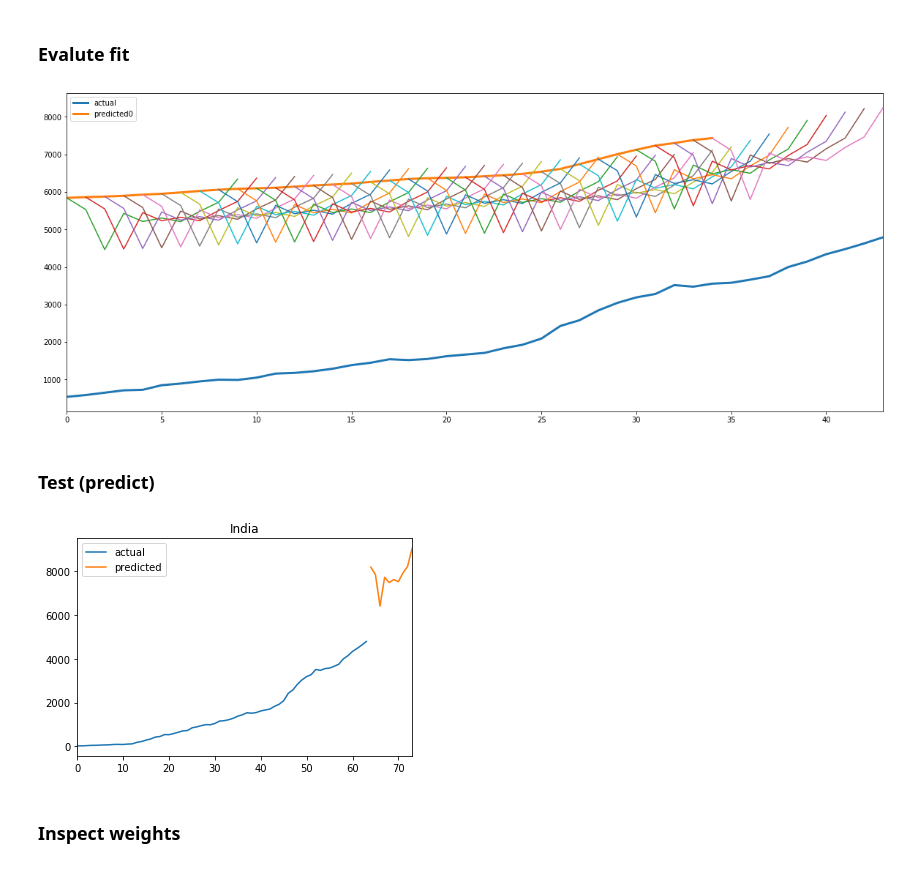
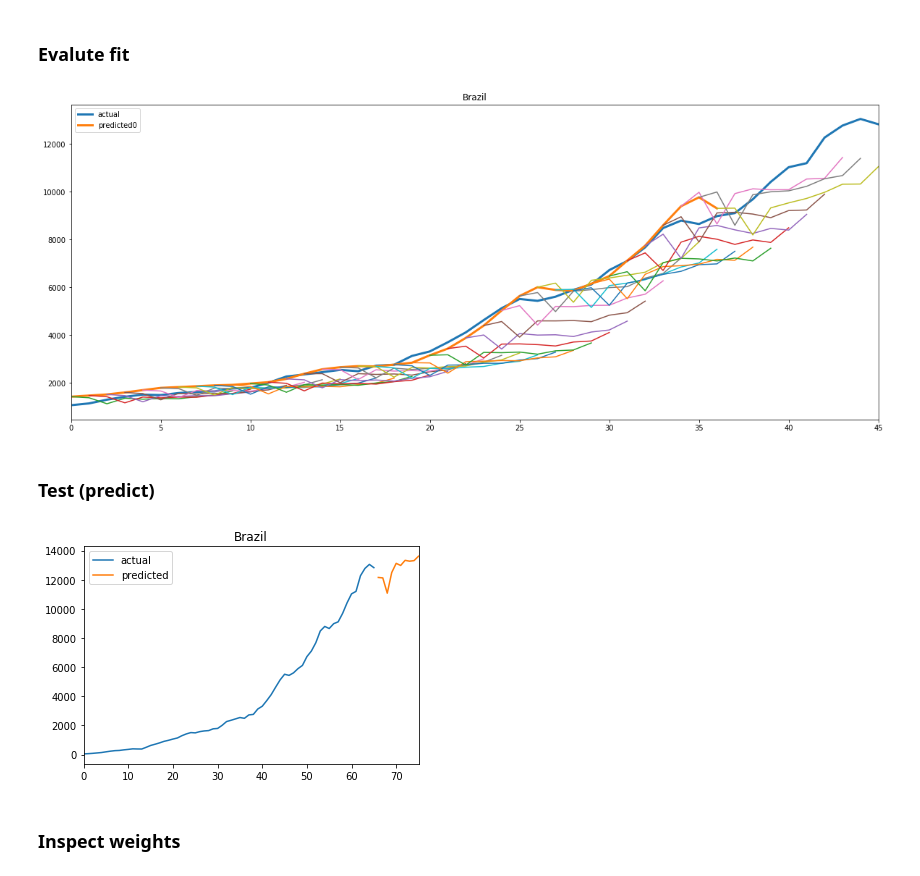
Before and after one commit to VICS-CORE/stats, a Jupyter notebook: 11_YudistirNet.ipynb, the cells around one changed output. Cells and saved outputs as stored; diff of their text form; code cells hidden in the pictures.

```diff
--- a/11_YudistirNet.ipynb
+++ b/11_YudistirNet.ipynb
@@ -21,3 +25,8 @@ import torch
 tnn = torch.nn
 top = torch.optim
 from torch.utils import data as tdt
+# %%
+CUDA="cuda:0"
+CPU="cpu"
+device = torch.device(CUDA if torch.cuda.is_available() else CPU)
+print(device)
@@ -133,6 +144,8 @@ LEARNING_RATE = 0.01
 NUM_EPOCHS = 50
 
 model = YudistirNet(ip_seq_len=IP_SEQ_LEN, op_seq_len=OP_SEQ_LEN, hidden_size=HIDDEN_SIZE, num_layers=NUM_LAYERS)
+model = model.to(device)
+
 loss_fn = tnn.MSELoss()
 optimizer = top.Adam(model.parameters(), lr=LEARNING_RATE)
 
@@ -146,6 +159,8 @@ for e in range(NUM_EPOCHS):
     trn_losses = []
     for data in trn_loader:
         ip, op = data
+        ip = ip.to(device)
+        op = op.to(device)
         optimizer.zero_grad() # set grads to 0
         preds = model(ip.view(IP_SEQ_LEN, 1, 1)) # predict
         loss = loss_fn(preds, op.view(OP_SEQ_LEN)) # calc loss
@@ -160,6 +175,8 @@ for e in range(NUM_EPOCHS):
         val_losses = []
         for data in val_loader:
             ip, op = data
+            ip = ip.to(device)
+            op = op.to(device)
             preds = model(ip.view(IP_SEQ_LEN, 1, 1))
             loss = loss_fn(preds, op.view(OP_SEQ_LEN))
             val_losses.append(loss)
@@ -204,7 +221,7 @@ END: [ 2020-05-27 21:51:33.956334 ]
 # %% [markdown]
 ### Evalute fit
 # %%
-c = "India"
+c = "Brazil"
 pop_fct = df.loc[df.location==c, 'population'].iloc[0] / 1000
 
 all_preds = []
@@ -218,39 +235,40 @@ for i in range(len(test_data) - IP_SEQ_LEN - OP_SEQ_LEN + 1):
     op = torch.tensor(test_data[i+IP_SEQ_LEN : i+IP_SEQ_LEN+OP_SEQ_LEN])
 
     pred = model.predict(ip.view(IP_SEQ_LEN, 1, 1))
 #     if i==0: # prepend first input
 #         pred_vals.extend(ip.view(IP_SEQ_LEN).numpy() * pop_fct)
 #         out_vals.extend(ip.view(IP_SEQ_LEN).numpy() * pop_fct)
     all_preds.append(pred.view(OP_SEQ_LEN).numpy() * pop_fct)
     pred_vals.append(pred.view(OP_SEQ_LEN).numpy()[0] * pop_fct)
     out_vals.append(op.view(OP_SEQ_LEN).numpy()[0] * pop_fct)
 
 # last N-1 values
 out_vals.extend(op.view(OP_SEQ_LEN).numpy()[1:] * pop_fct)
 pred_vals.extend(([np.NaN] * OP_SEQ_LEN)[1:]) # pad with NaN
 
 cmp_df = pd.DataFrame({
     'actual': out_vals,
     'predicted0': pred_vals
 })
 ax = cmp_df.plot(
     figsize=(20,8),
-    lw=3
+    lw=3,
+    title=c
 )
 
 # plot predictions
 i=0
 for pred in all_preds:
     cmp_df['predicted_cases'] = np.NaN
     cmp_df.loc[i:i+OP_SEQ_LEN-1, 'predicted_cases'] = pred
     cmp_df.plot(y='predicted_cases', ax=ax, legend=False)
     i+=1
 # %% [output]
-[figure, old version]
+[figure, new version]
 # %% [markdown]
 ### Test (predict)
 # %%
-c = "India"
+c = "Brazil"
 pop_fct = df.loc[df.location==c, 'population'].iloc[0] / 1000
 test_data = np.array(df.loc[(df.location==c) & (df.total_cases>=100), 'new_cases'].rolling(7, center=True, min_periods=1).mean() / pop_fct, dtype=np.float32)
 
@@ -268,7 +286,7 @@ fut_df = pd.DataFrame({
 orig_df = orig_df.append(fut_df, ignore_index=True, sort=False)
 _ = orig_df.plot(title=c)
 # %% [output]
-[figure, old version]
+[figure, new version]
 # %% [markdown]
 ### Inspect weights
 # %%
```
Also changed, not shown: parts of 2 cells of this notebook.
